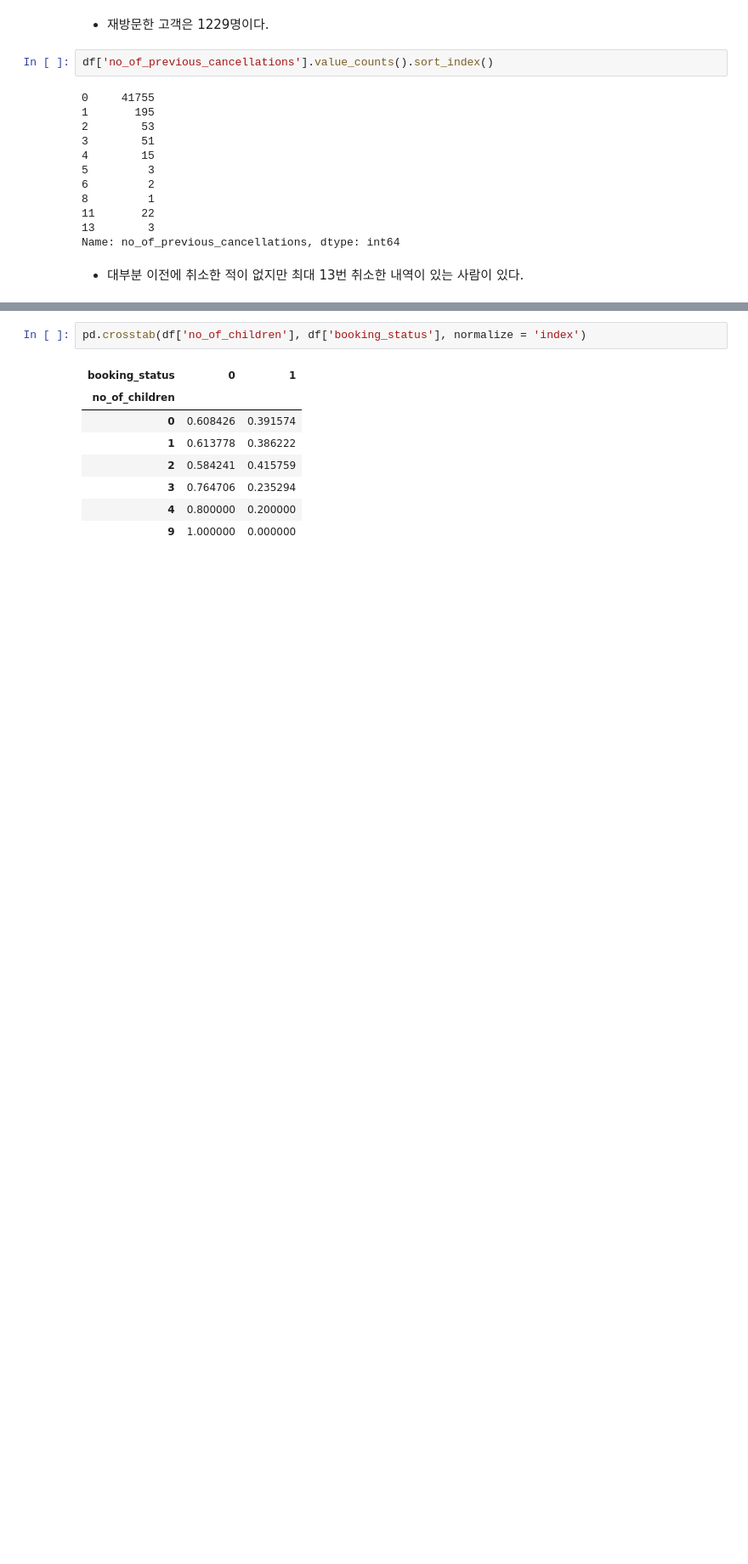
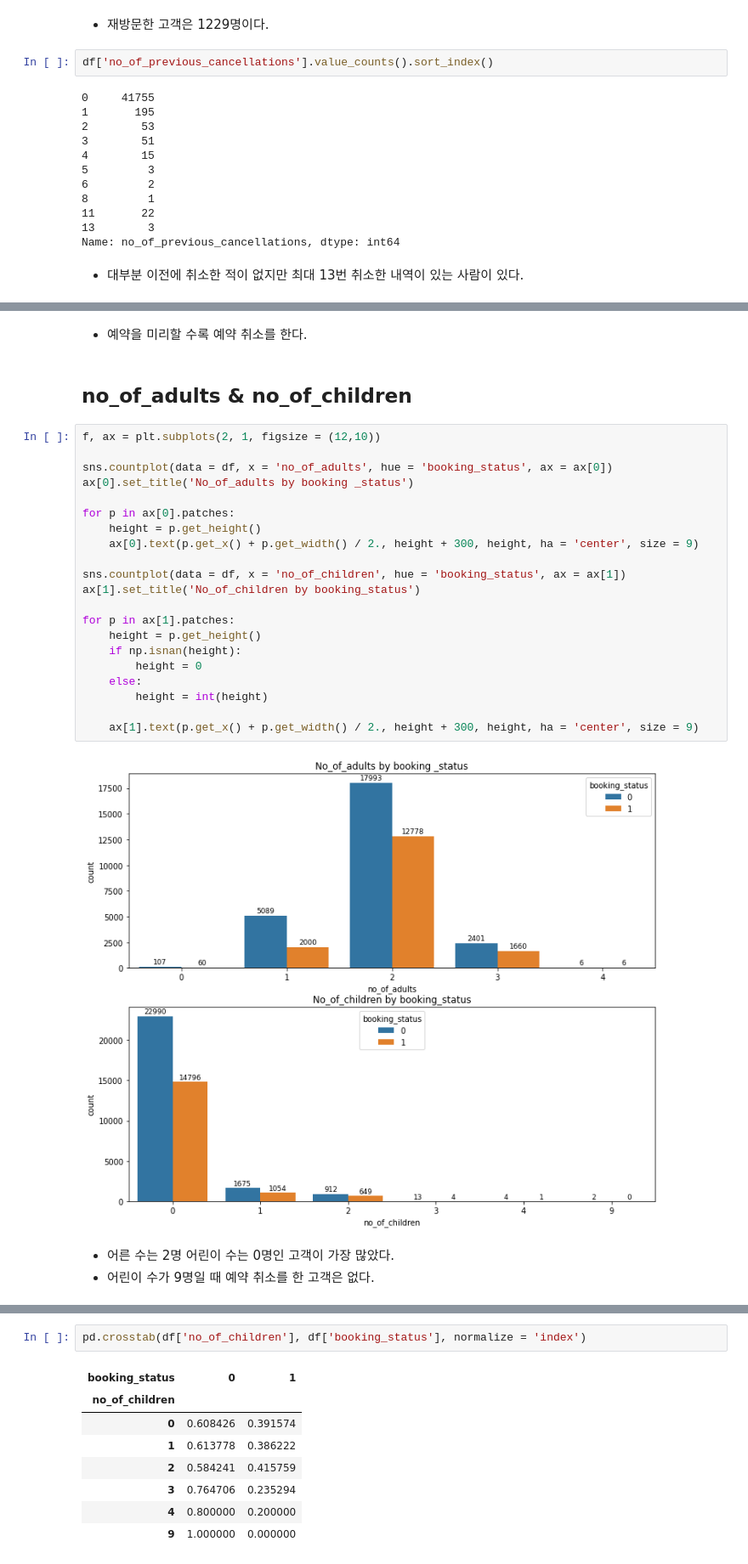
Before and after one commit to JaeHong-Park987/Kaggle, a Jupyter notebook: Playground Series/Season3/Episode 7.ipynb, the cells around one changed output, grey strips where cells are left out. Shown at 85% size. Drawn from its saved outputs; the diff is of its cells as text; blank space fills up the shorter version.

```diff
--- a/Playground Series/Season3/Episode 7.ipynb
+++ b/Playground Series/Season3/Episode 7.ipynb
@@ -309,0 +361,30 @@ Name: no_of_previous_cancellations, dtype: int64
+# %% [markdown]
+* 예약을 미리할 수록 예약 취소를 한다.
+# %% [markdown]
+## no_of_adults & no_of_children
+# %%
+f, ax = plt.subplots(2, 1, figsize = (12,10))
+
+sns.countplot(data = df, x = 'no_of_adults', hue = 'booking_status', ax = ax[0])
+ax[0].set_title('No_of_adults by booking _status')
+
+for p in ax[0].patches:
+    height = p.get_height()
+    ax[0].text(p.get_x() + p.get_width() / 2., height + 300, height, ha = 'center', size = 9)
+
+sns.countplot(data = df, x = 'no_of_children', hue = 'booking_status', ax = ax[1])
+ax[1].set_title('No_of_children by booking_status')
+
+for p in ax[1].patches:
+    height = p.get_height()
+    if np.isnan(height):
+        height = 0
+    else:
+        height = int(height)
+
+    ax[1].text(p.get_x() + p.get_width() / 2., height + 300, height, ha = 'center', size = 9)
+# %% [output]
+[figure, added]
+# %% [markdown]
+* 어른 수는 2명 어린이 수는 0명인 고객이 가장 많았다.
+* 어린이 수가 9명일 때 예약 취소를 한 고객은 없다.
```
Also changed, not shown: parts of 46 cells of this notebook.
